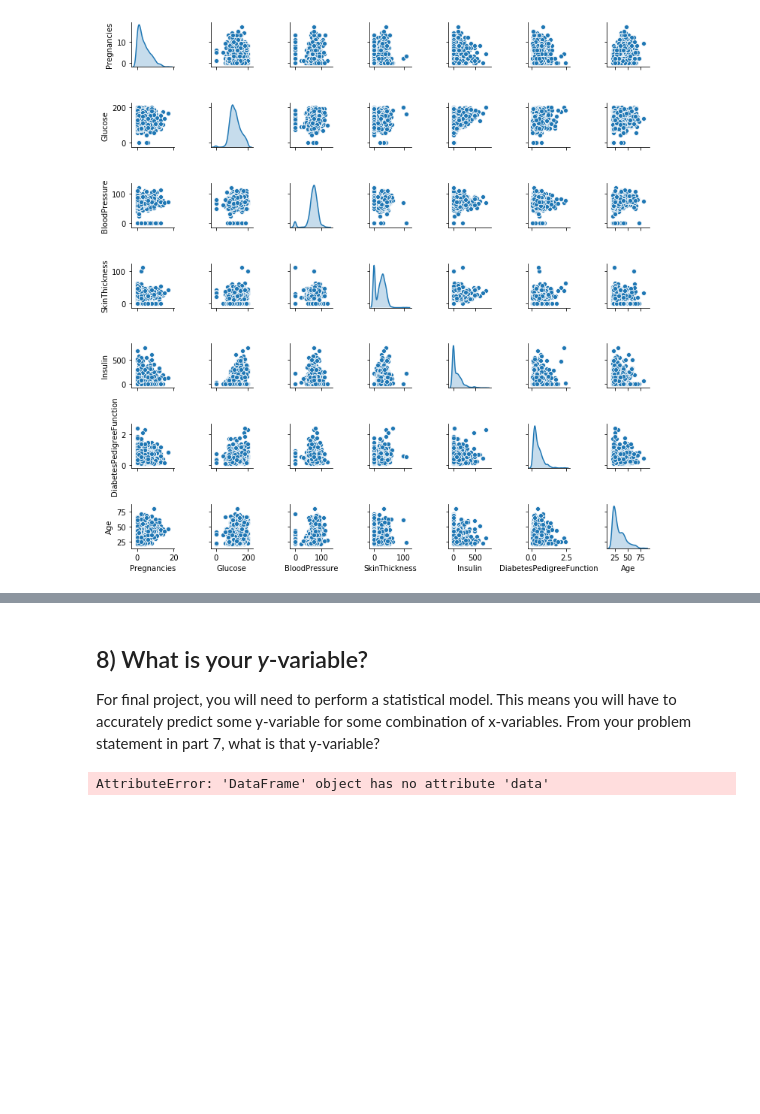
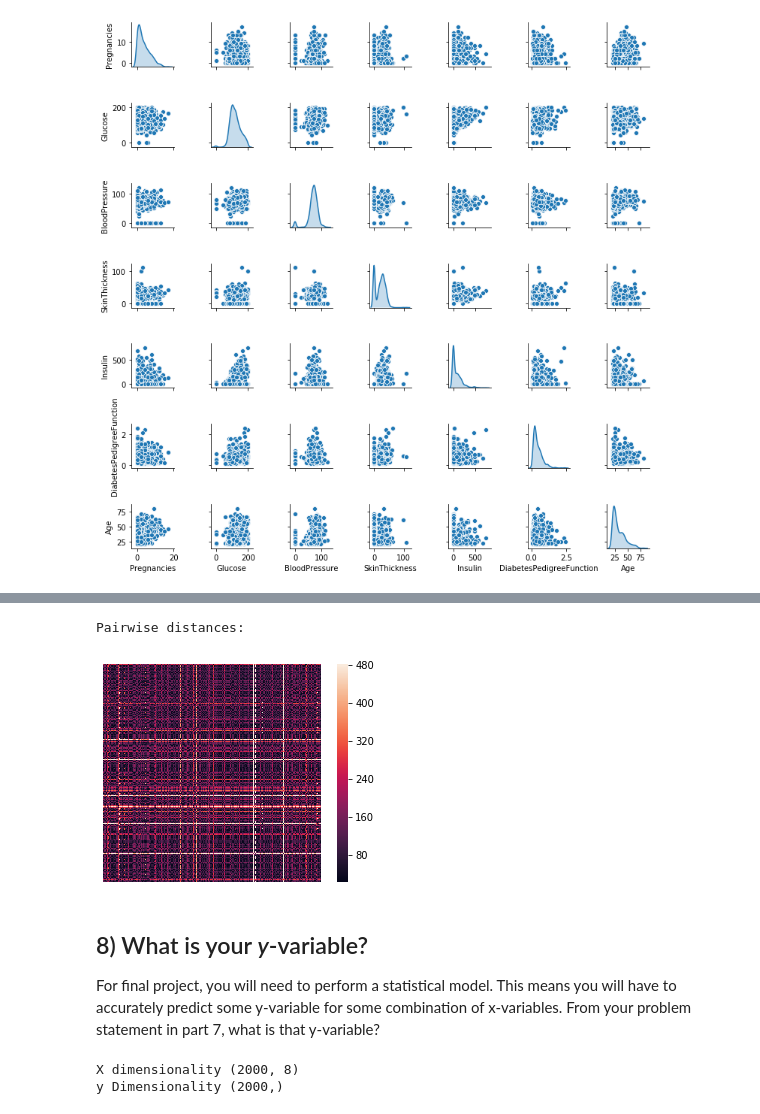
Before and after one commit to madymehlf/final-project, a Jupyter notebook: final-project.ipynb, the cells around one changed output, grey strips where cells are left out. Saved outputs shown, nothing was run; the diff lists cells and outputs as text; code cells hidden in the pictures; blank space fills up the shorter version.

```diff
--- a/final-project.ipynb
+++ b/final-project.ipynb
@@ -143,7 +144,19 @@ TypeError: 'DataFrame' object is not callable
+# %%
+#look at the shape of X
+D = sklearn.metrics.pairwise_distances(X, metric='euclidean', n_jobs=-1)
+print("Pairwise distances:")
+sns.heatmap(D, robust=True, square=True, yticklabels=False, xticklabels=False, cbar=True)
+plt.show()
+# %% [output]
+Pairwise distances:
+[figure, added]
 # %% [markdown]
 ## 8) What is your _y_-variable?
 For final project, you will need to perform a statistical model. This means you will have to accurately predict some y-variable for some combination of x-variables. From your problem statement in part 7, what is that y-variable?
 # %%
 #split the datrame based off malignant or benign
+print("X dimensionality", X.shape)
+print("y Dimensionality", y.shape)
 # %% [output]
-AttributeError: 'DataFrame' object has no attribute 'data'
+X dimensionality (2000, 8)
+y Dimensionality (2000,)
```
Also changed, not shown: parts of 3 cells of this notebook.
